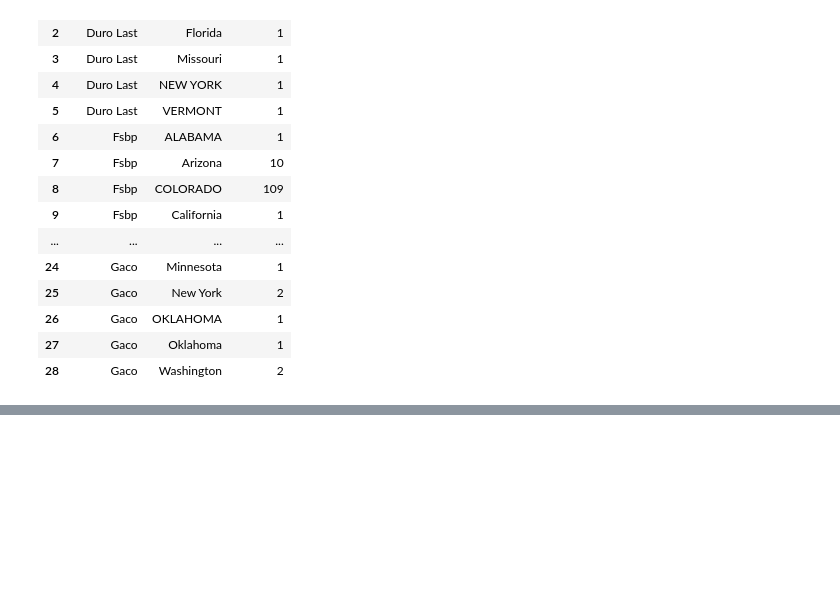
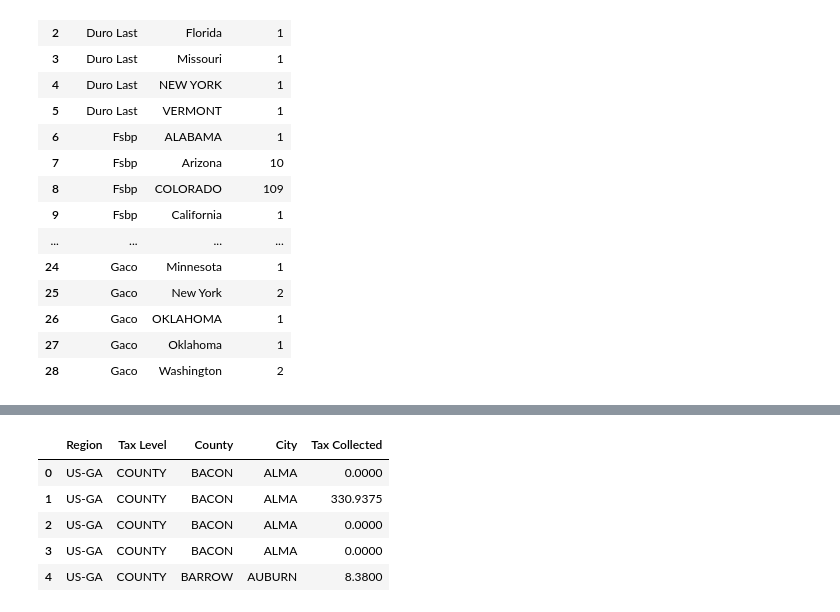
Before and after one commit to Apolo5102/GyA---Grupo-4, a Jupyter notebook: EDA_enero.ipynb, the cells around one changed output, grey strips where cells are left out. Drawn from its saved outputs; the diff is of its cells as text; code cells hidden in the pictures; blank space fills up the shorter version.

```diff
--- a/EDA_enero.ipynb
+++ b/EDA_enero.ipynb
@@ -826,0 +842,10 @@ Negativos_final.to_parquet('Negativos_final.parquet', index=False)
+# %%
+Ledger_final = Ledger[['Region',' Tax Level','County', 'City','Tax Collected']]
+Ledger_final.head()
+# %% [output]
+|  | Region | Tax Level | County | City | Tax Collected |
+| 0 | US-GA | COUNTY | BACON | ALMA | 0.0000 |
+| 1 | US-GA | COUNTY | BACON | ALMA | 330.9375 |
+| 2 | US-GA | COUNTY | BACON | ALMA | 0.0000 |
+| 3 | US-GA | COUNTY | BACON | ALMA | 0.0000 |
+| 4 | US-GA | COUNTY | BARROW | AUBURN | 8.3800 |
```
Also changed, not shown: parts of 7 cells of this notebook.
